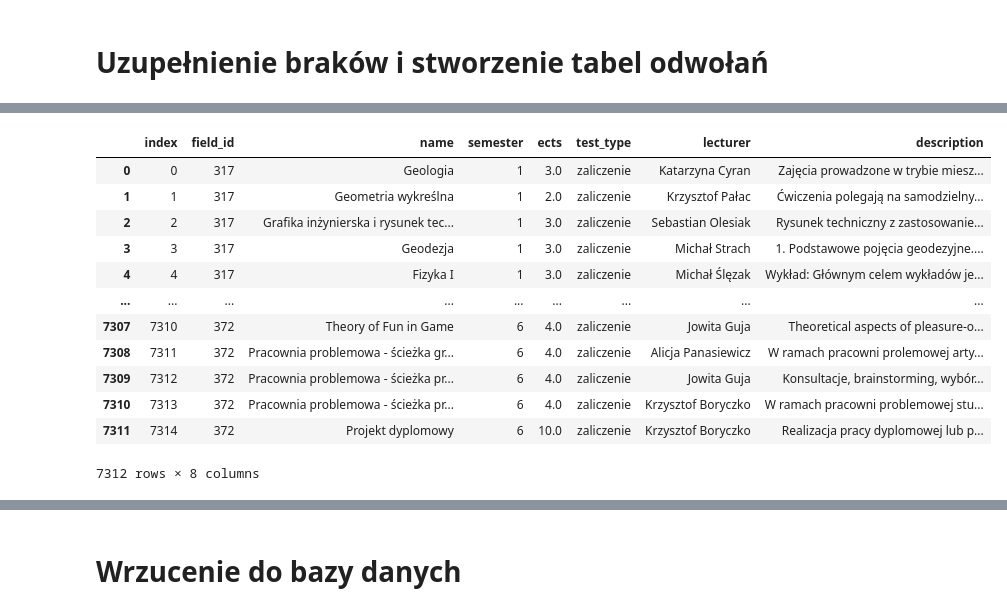
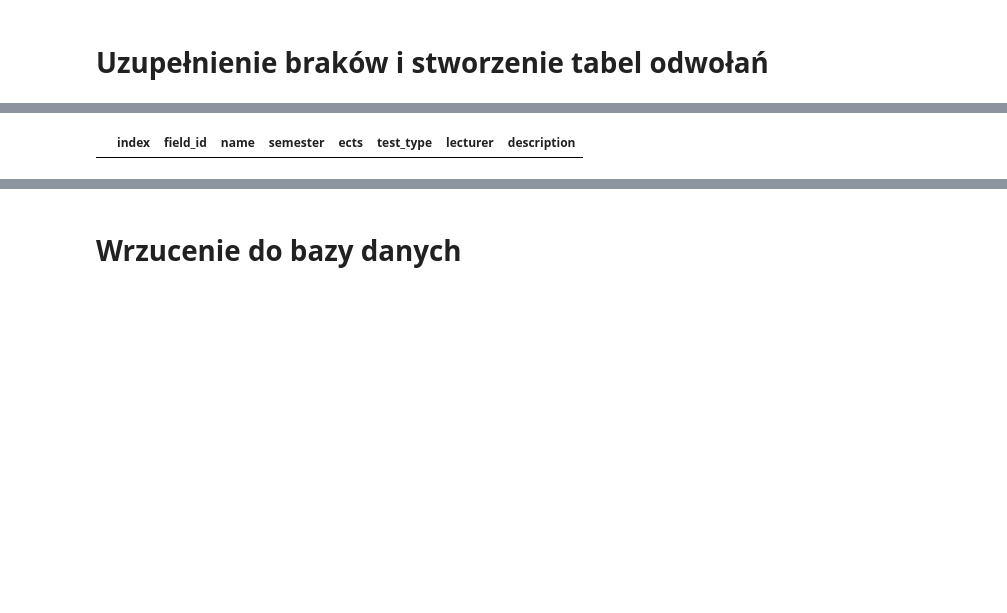
Before and after one commit to Julnowak/MiUn-Student-App, a Jupyter notebook: backend/concatenate_sylabus_data.ipynb, the cells around one changed output, grey strips where cells are left out. Drawn from its saved outputs; the diff is of its cells as text; code cells hidden in the pictures; blank space fills up the shorter version.

```diff
--- a/backend/concatenate_sylabus_data.ipynb
+++ b/backend/concatenate_sylabus_data.ipynb
@@ -54,12 +108,4 @@ sql_faculty_df = pd.read_sql_query("SELECT * FROM mainApp_faculty", cnx, index_c
 # %%
-faculty_map = dict(zip(faculty_df.index.values, faculty_df.name))
-
-faculty_df = pd.concat([sql_faculty_df, faculty_df])
-faculty_df = faculty_df.drop_duplicates('name')
-faculty_df.index = np.arange(1, len(faculty_df)+1)
-faculty_df = faculty_df.fillna(1)
-faculty_df['building_id'] = faculty_df['building_id'].astype('int16')
-# faculty_df = faculty_df.reset_index()
-faculty_df.head()
+faculty_df
 # %% [output]
 |  | name | building_id |
@@ -94,0 +175,10 @@ field_df.head()
+# %%
+zamiany = {'Informatyka (kierunek wspólny - WEAIiIB)': 'Informatyka',
+           'Informatyka (kierunek wspólny - WI)': 'Informatyka',
+           'Mechatronic Engineering with English as instruction language': 'Mechatronic Engineering',
+           'Technologia Chemiczna (kierunek wspólny - WIMiC)': 'Technologia Chemiczna',
+           'Technologia Chemiczna (kierunek wspólny - WEiP)': 'Technologia Chemiczna',
+           'Technologie Przemysłu 4.0 (kierunek wspólny - WEAIiIB, WO)': 'Technologie Przemysłu 4.0'}
+field_df['name'] = field_df['name'].replace(zamiany)
+# %%
+field_df['is_active'] = 1
@@ -197,3 +282,6 @@ final_df[final_df['name'].str.contains('-')]
+# %%
+final_df['formula'] = '2*M+3*G1+G2'
+final_df['isActive'] = 1
 # %%
 final_df
 # %% [output]
@@ -338,19 +445,7 @@ course_df['test_type'] = course_df['test_type'].replace(course_test_type_map)
 course_df = course_df.dropna(subset=['name', 'ects', 'test_type'])
 course_df = course_df.reset_index()
 # %%
-course_df
+course_df[course_df['field_id']==1342]
 # %% [output]
 |  | index | field_id | name | semester | ects | test_type | lecturer | description |
-| 0 | 0 | 317 | Geologia | 1 | 3.0 | zaliczenie | Katarzyna Cyran | Zajęcia prowadzone w trybie miesz... |
-| 1 | 1 | 317 | Geometria wykreślna | 1 | 2.0 | zaliczenie | Krzysztof Pałac | Ćwiczenia polegają na samodzielny... |
-| 2 | 2 | 317 | Grafika inżynierska i rysunek tec... | 1 | 3.0 | zaliczenie | Sebastian Olesiak | Rysunek techniczny z zastosowanie... |
-| 3 | 3 | 317 | Geodezja | 1 | 3.0 | zaliczenie | Michał Strach | 1. Podstawowe pojęcia geodezyjne.... |
-| 4 | 4 | 317 | Fizyka I | 1 | 3.0 | zaliczenie | Michał Ślęzak | Wykład: Głównym celem wykładów je... |
-| ... | ... | ... | ... | ... | ... | ... | ... | ... |
-| 7307 | 7310 | 372 | Theory of Fun in Game | 6 | 4.0 | zaliczenie | Jowita Guja | Theoretical aspects of pleasure-o... |
-| 7308 | 7311 | 372 | Pracownia problemowa - ścieżka gr... | 6 | 4.0 | zaliczenie | Alicja Panasiewicz | W ramach pracowni prolemowej arty... |
-| 7309 | 7312 | 372 | Pracownia problemowa - ścieżka pr... | 6 | 4.0 | zaliczenie | Jowita Guja | Konsultacje, brainstorming, wybór... |
-| 7310 | 7313 | 372 | Pracownia problemowa - ścieżka pr... | 6 | 4.0 | zaliczenie | Krzysztof Boryczko | W ramach pracowni problemowej stu... |
-| 7311 | 7314 | 372 | Projekt dyplomowy | 6 | 10.0 | zaliczenie | Krzysztof Boryczko | Realizacja pracy dyplomowej lub p... |
-7312 rows × 8 columns
 # %%
```
Also changed, not shown: parts of 32 cells of this notebook.
